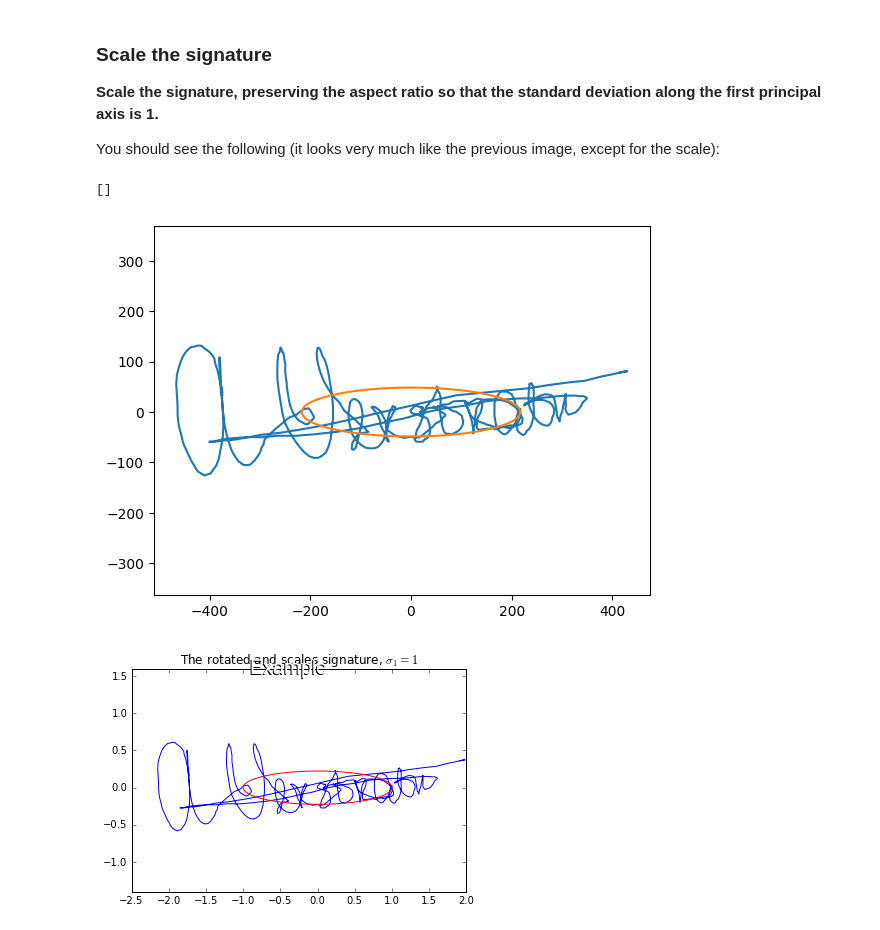
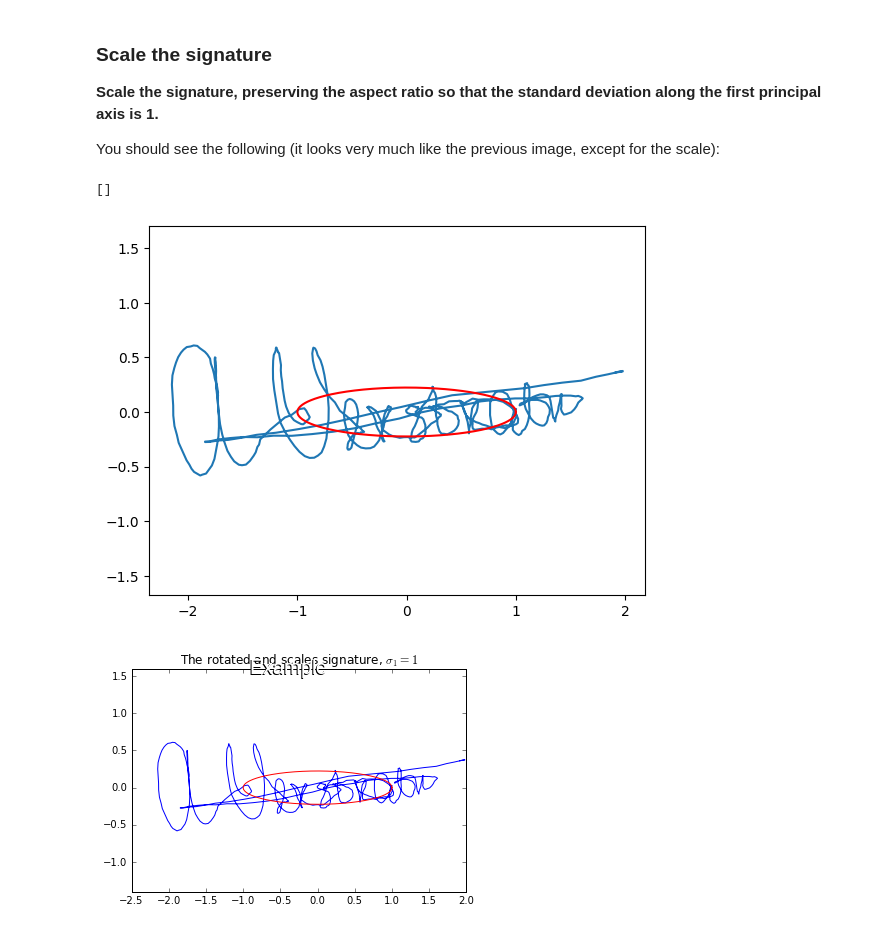
Before and after one commit to Obakeng-Mogale/cs315-assign-1, a Jupyter notebook: assign1/src/assign1.ipynb, the cells around one changed output. Cells and saved outputs as stored; diff of their text form; code cells hidden in the pictures.

```diff
--- a/assign1/src/assign1.ipynb
+++ b/assign1/src/assign1.ipynb
@@ -327,20 +330,21 @@ You should see the following (it looks very much like the previous image, except
 # %%
 # Insert code to produce the image below
 """s is the singular values in vector form"""
 
 """
 we are looking for the principal axis scores
 """
-rotated_sign = np.dot(np.diag(s), vh)
-
-elln = np.diag(s/np.sqrt(n)).dot(circ)
+rotated_sign = np.dot(np.diag(s),vh)/ (s[0] / np.sqrt(n))
+sum_of_s = np.sum(s)
+sf = s[0] / np.sqrt(n)
+elln = np.diag(s/(np.sqrt(n) *sf)).dot(circ)
 plt.plot(rotated_sign[0,:],rotated_sign[1,:])
-plt.plot(elln[0,:],elln[1,:])
+plt.plot(elln[0,:],elln[1,:], c = "red")
 plt.axis('equal')
 plt.plot()
 # %% [output]
 []
-[figure, old version]
+[figure, new version]
 # %%
 display(Image(filename='../resources/images/sign_rot_scale.png'))
 # %% [output]
```
Also changed, not shown: parts of 23 cells of this notebook, 3 other files.
